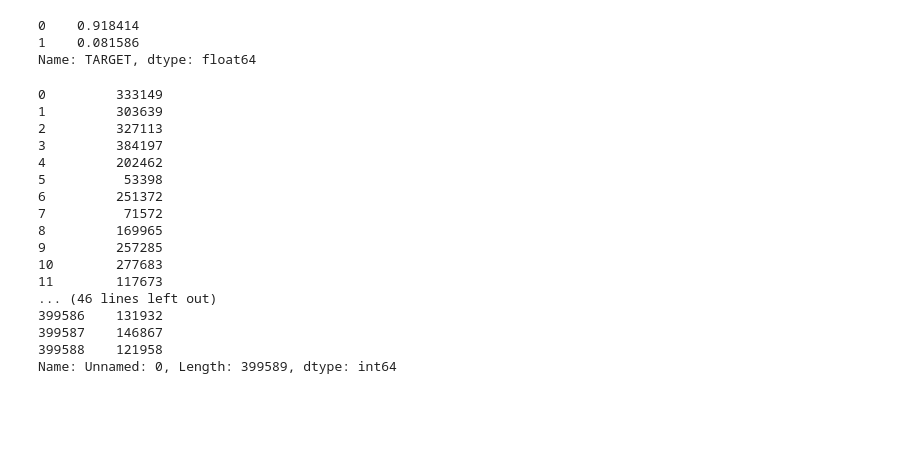
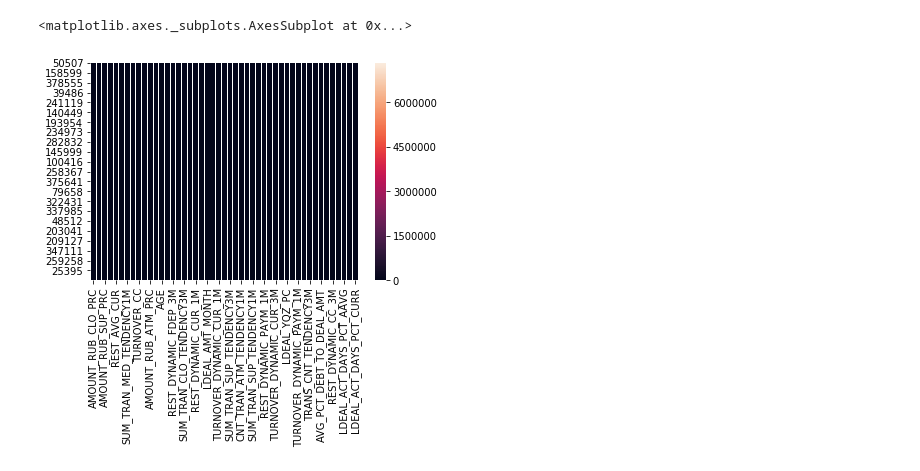
Before and after one commit to ssvRuby/npl, a Jupyter notebook: labs/lab04/dataset_research.ipynb, the cells around one changed output. Drawn from its saved outputs; the diff is of its cells as text; code cells hidden in the pictures; blank space fills up the shorter version.

```diff
--- a/labs/lab04/dataset_research.ipynb
+++ b/labs/lab04/dataset_research.ipynb
@@ -43,11 +27,0 @@ def drop_dataset(dataset, with_set_01=True):
-# %%
-train.TARGET.value_counts(normalize=True)
-# %% [output]
-0    0.918414
-1    0.081586
-Name: TARGET, dtype: float64
-# %%
-train = decode_dataset(train)
-train = drop_dataset(train, False)
-#train = train.fillna(0)
-train = train.fillna(train.median, axis=1)
@@ -57,0 +98,7 @@ train['SUM_TRAN_CLO_TENDENCY3M'].value_counts()
+# %%
+import seaborn as sns
+sns.heatmap(X_train)
+sns.pairplot(train, hue="TARGET", vars=["AGE", "REST_AVG_CUR", "REST_AVG_PAYM"])
+# %% [output]
+<matplotlib.axes._subplots.AxesSubplot at 0x...>
+[figure, added]
@@ -58,20 +125,2 @@ train['SUM_TRAN_CLO_TENDENCY3M'].value_counts()
 # %%
-#train['Unnamed: 0']
+train = train.fillna(0)
-# %% [output]
-0         333149
-1         303639
-2         327113
-3         384197
-4         202462
-5          53398
-6         251372
-7          71572
-8         169965
-9         257285
-10        277683
-11        117673
-... (46 lines left out)
-399586    131932
-399587    146867
-399588    121958
-Name: Unnamed: 0, Length: 399589, dtype: int64
```
Also changed, not shown: parts of 39 cells of this notebook, 2 other files.
